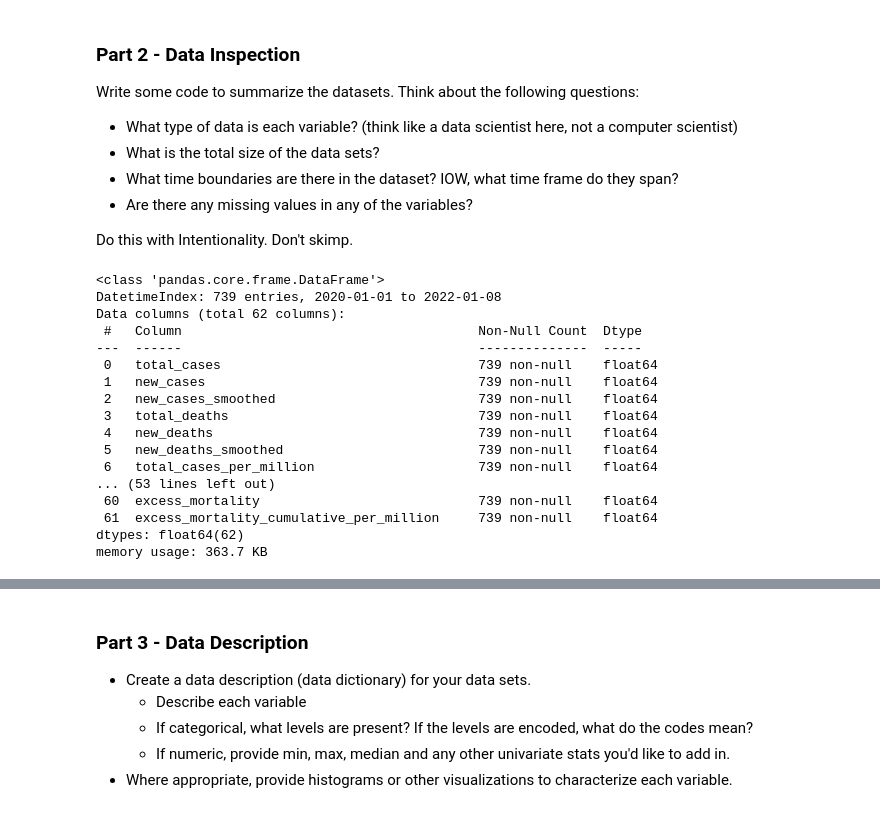
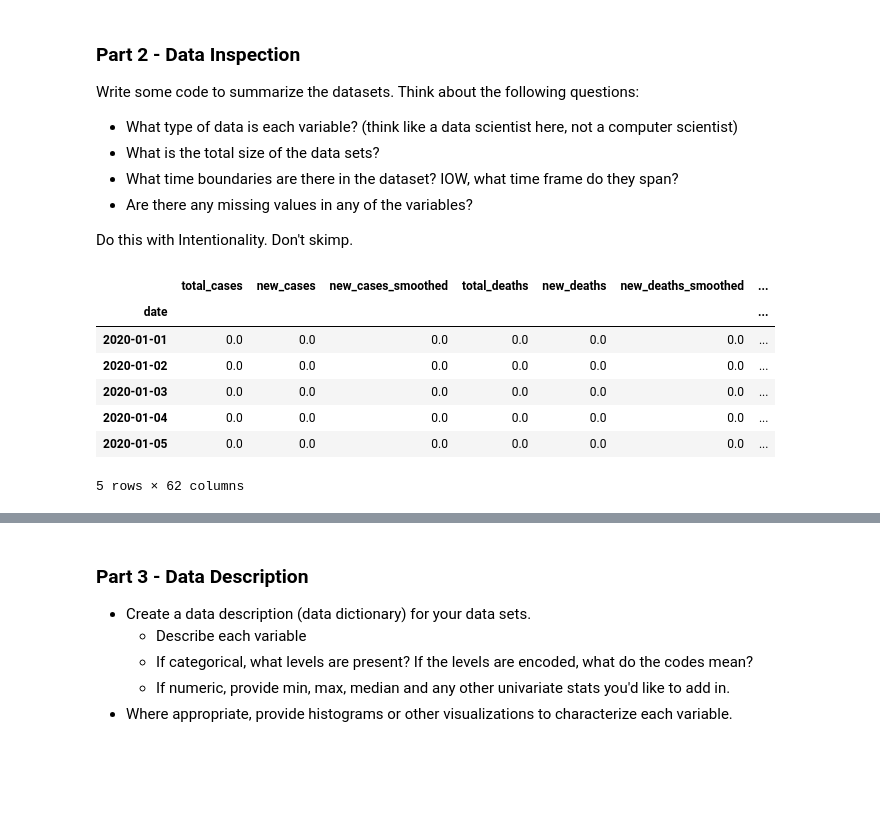
Before and after one commit to sltimmins/Project-2, a Jupyter notebook: Project02.ipynb, the cells around one changed output, grey strips where cells are left out. Cells and saved outputs as stored; diff of their text form; code cells hidden in the pictures; blank space fills up the shorter version.

```diff
--- a/Project02.ipynb
+++ b/Project02.ipynb
@@ -66,22 +76,16 @@ Write some code to summarize the datasets.  Think about the following questions:
 
 Do this with Intentionality.  Don't skimp.
 # %%
-covid.info()
+# First, let's look at the COVID dataset.
+
+# A quick look at the dataset's head will show us some of the data
+covid.head()
 # %% [output]
+|  | total_cases | new_cases | new_cases_smoothed | total_deaths | new_deaths | new_deaths_smoothed | ... |
+| date |  |  |  |  |  |  | ... |
+| 2020-01-01 | 0.0 | 0.0 | 0.0 | 0.0 | 0.0 | 0.0 | ... |
+| 2020-01-02 | 0.0 | 0.0 | 0.0 | 0.0 | 0.0 | 0.0 | ... |
+| 2020-01-03 | 0.0 | 0.0 | 0.0 | 0.0 | 0.0 | 0.0 | ... |
+| 2020-01-04 | 0.0 | 0.0 | 0.0 | 0.0 | 0.0 | 0.0 | ... |
+| 2020-01-05 | 0.0 | 0.0 | 0.0 | 0.0 | 0.0 | 0.0 | ... |
-<class 'pandas.core.frame.DataFrame'>
-DatetimeIndex: 739 entries, 2020-01-01 to 2022-01-08
-Data columns (total 62 columns):
- #   Column                                      Non-Null Count  Dtype
----  ------                                      --------------  -----
- 0   total_cases                                 739 non-null    float64
- 1   new_cases                                   739 non-null    float64
- 2   new_cases_smoothed                          739 non-null    float64
- 3   total_deaths                                739 non-null    float64
- 4   new_deaths                                  739 non-null    float64
- 5   new_deaths_smoothed                         739 non-null    float64
- 6   total_cases_per_million                     739 non-null    float64
-... (53 lines left out)
- 60  excess_mortality                            739 non-null    float64
- 61  excess_mortality_cumulative_per_million     739 non-null    float64
-dtypes: float64(62)
-memory usage: 363.7 KB
+5 rows × 62 columns
```
Also changed, not shown: parts of 9 cells of this notebook.
